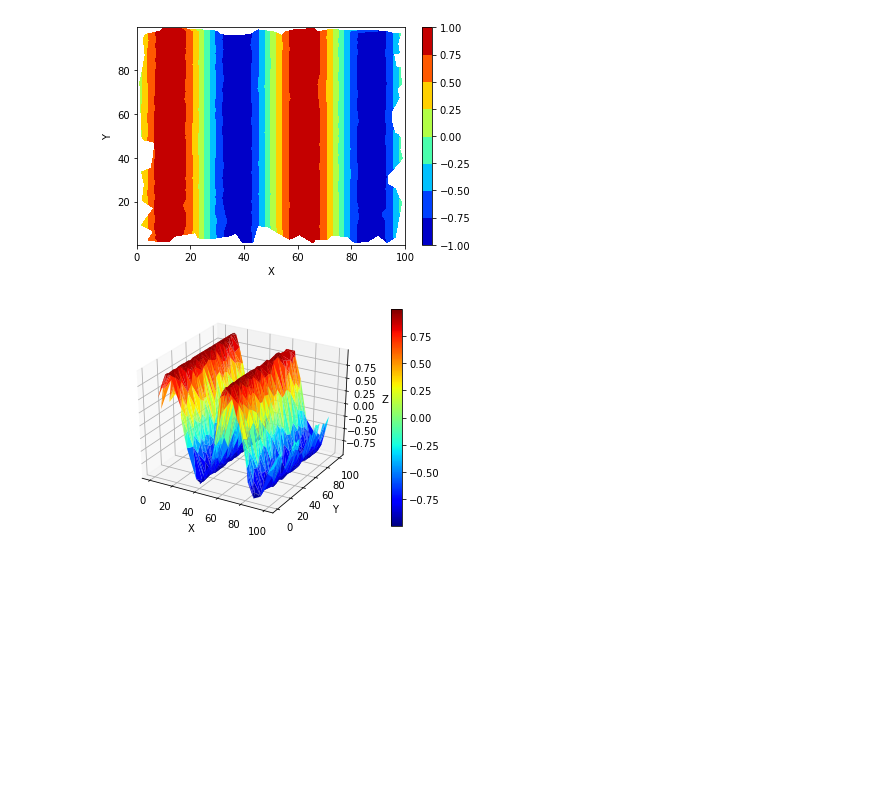
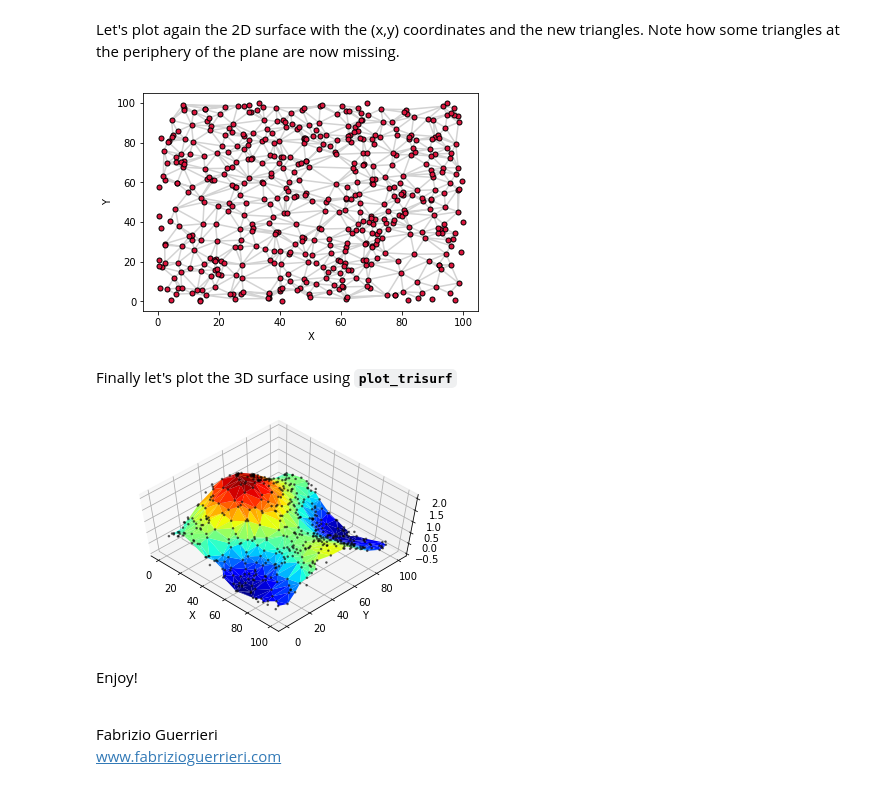
Before and after one commit to fabrguer/3dSurfaceIrregularGrid, a Jupyter notebook: 3D_surface_from_irregular_grid.ipynb, the cells around one changed output. Cells and saved outputs as stored; diff of their text form; code cells hidden in the pictures; blank space fills up the shorter version.

Commit message:
Blog-ready!
- Show (x,y) points and Triangles
- Plot (x,y,z) points over the 3D surface
- Add more markdowns
- Add formatting

```diff
--- a/3D_surface_from_irregular_grid.ipynb
+++ b/3D_surface_from_irregular_grid.ipynb
@@ -14,0 +17,6 @@ Returns array[points,] where each item is True or False, based on condition
+# %%
+points = 500
+data = np.zeros([points,3])
+x = np.random.rand(points)*100
+y = np.random.rand(points)*100
+z = np.sinc((x-20)/100*3.14) + np.sinc((y-50)/100*3.14)
@@ -29,28 +72,37 @@ isBad = np.where((x<1) | (x>99) | (y<1) | (y>99), True, False)
 
 mask = np.any(isBad[triang.triangles],axis=1)
 triang.set_mask(mask)
+# %% [markdown]
+Let's plot again the 2D surface with the (x,y) coordinates and the new triangles. Note how some triangles at the periphery of the plane are now missing.
 # %%
-fig1 = plt.figure(1)
-ax = fig1.add_subplot(1,1,1)
+fig = plt.figure()
+ax = fig.add_subplot(1,1,1)
 
-cset = ax.tricontourf(triang, z, cmap='jet')
+ax.triplot(triang, c="#D3D3D3", marker='.', markerfacecolor="#DC143C", markeredgecolor="black", markersize=10)
 
-plt.colorbar(cset)
 ax.set_xlabel('X')
 ax.set_ylabel('Y')
 plt.show()
 # %% [output]
-[figure, old version]
+[figure, new version]
+# %% [markdown]
+Finally let's plot the 3D surface using **`plot_trisurf`**
 # %%
-fig2 = plt.figure(2)
-ax = fig2.add_subplot(1,1,1, projection='3d')
+fig = plt.figure()
+ax = fig.add_subplot(1,1,1, projection='3d')
 
-cset = ax.plot_trisurf(triang, z, cmap='jet')
+ax.plot_trisurf(triang, z, cmap='jet')
+ax.scatter(x,y,z, marker='.', s=10, c="black", alpha=0.5)
+ax.view_init(elev=60, azim=-45)
 
-plt.colorbar(cset)
 ax.set_xlabel('X')
 ax.set_ylabel('Y')
 ax.set_zlabel('Z')
 plt.show()
 # %% [output]
-[figure, old version]
+[figure, new version]
+# %% [markdown]
+Enjoy!<br><br>
+
+Fabrizio Guerrieri<br>
+[www.fabrizioguerrieri.com](http://www.fabrizioguerrieri.com)
```
Also changed, not shown: parts of 13 cells of this notebook, 1 other file.
